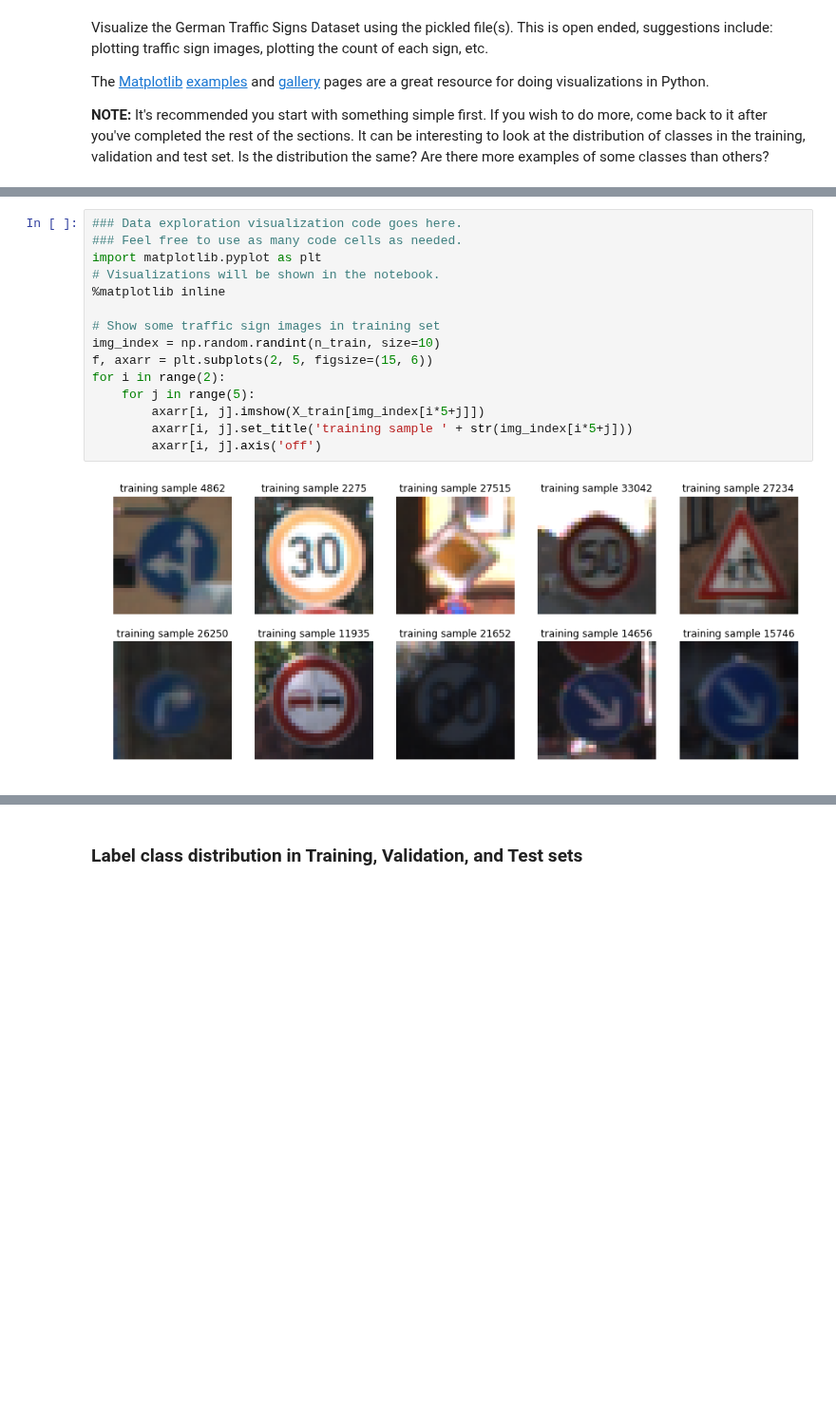
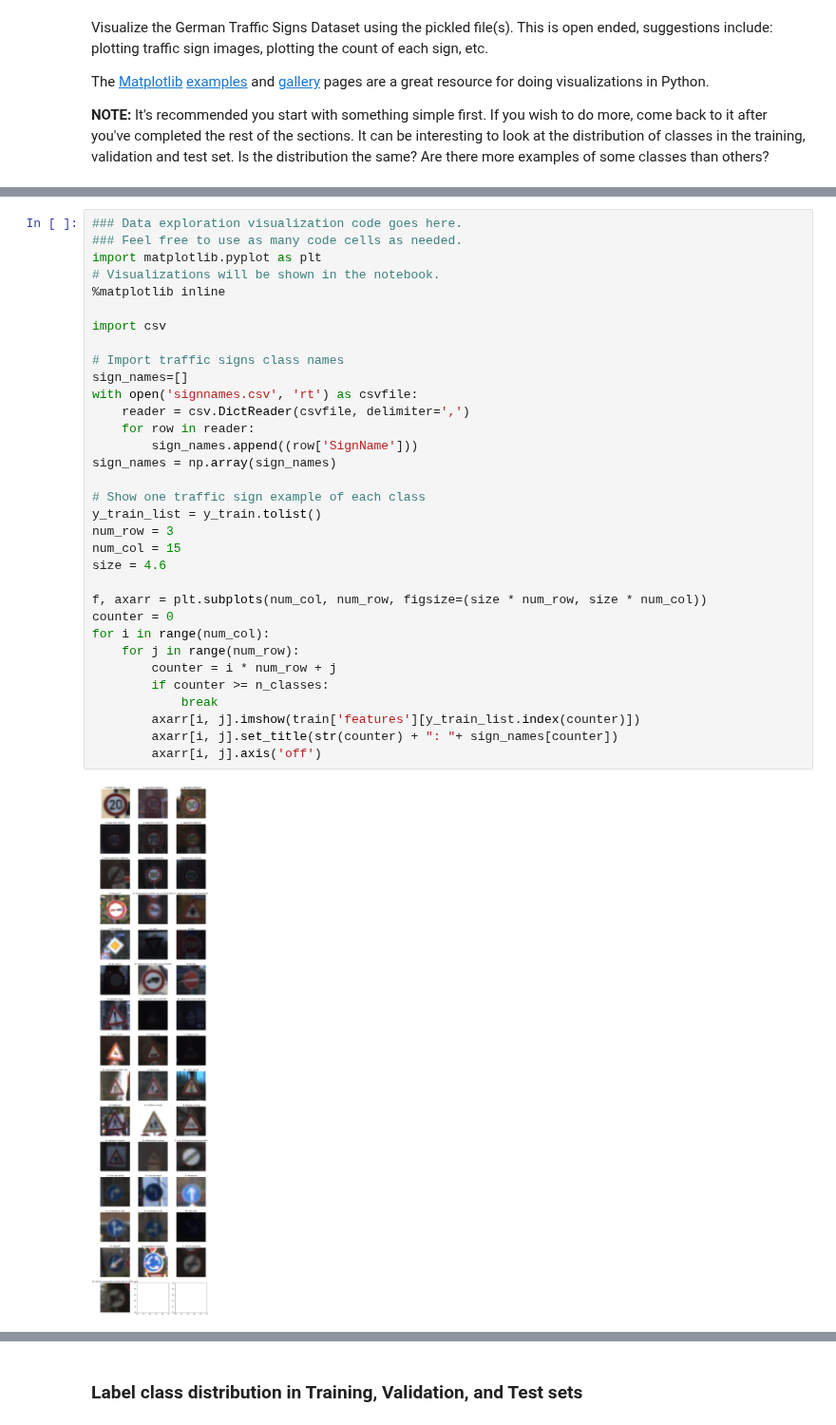
Before and after one commit to WangYuanMike/CarND-Traffic-Sign-Classifier-Project, a Jupyter notebook: Traffic_Sign_Classifier.ipynb, the cells around one changed output, grey strips where cells are left out. Shown at 95% size. Drawn from its saved outputs; the diff is of its cells as text; blank space fills up the shorter version.

Commit message:
First version in tf 1.3
- Need to use GPU to train a better model

```diff
--- a/Traffic_Sign_Classifier.ipynb
+++ b/Traffic_Sign_Classifier.ipynb
@@ -99,17 +99,35 @@ The [Matplotlib](http://matplotlib.org/) [examples](http://matplotlib.org/exampl
 # %%
 ### Data exploration visualization code goes here.
 ### Feel free to use as many code cells as needed.
 import matplotlib.pyplot as plt
 # Visualizations will be shown in the notebook.
 %matplotlib inline
 
-# Show some traffic sign images in training set
-img_index = np.random.randint(n_train, size=10)
-f, axarr = plt.subplots(2, 5, figsize=(15, 6))
-for i in range(2):
-    for j in range(5):
-        axarr[i, j].imshow(X_train[img_index[i*5+j]])
-        axarr[i, j].set_title('training sample ' + str(img_index[i*5+j]))
+import csv
+
+# Import traffic signs class names
+sign_names=[]
+with open('signnames.csv', 'rt') as csvfile:
+    reader = csv.DictReader(csvfile, delimiter=',')
+    for row in reader:
+        sign_names.append((row['SignName']))
+sign_names = np.array(sign_names)
+
+# Show one traffic sign example of each class
+y_train_list = y_train.tolist()
+num_row = 3
+num_col = 15
+size = 4.6
+
+f, axarr = plt.subplots(num_col, num_row, figsize=(size * num_row, size * num_col))
+counter = 0
+for i in range(num_col):
+    for j in range(num_row):
+        counter = i * num_row + j
+        if counter >= n_classes:
+            break
+        axarr[i, j].imshow(train['features'][y_train_list.index(counter)])
+        axarr[i, j].set_title(str(counter) + ": "+ sign_names[counter])
         axarr[i, j].axis('off')
 # %% [output]
-[figure, old version]
+[figure, new version]
```
Also changed, not shown: parts of 17 cells of this notebook.
